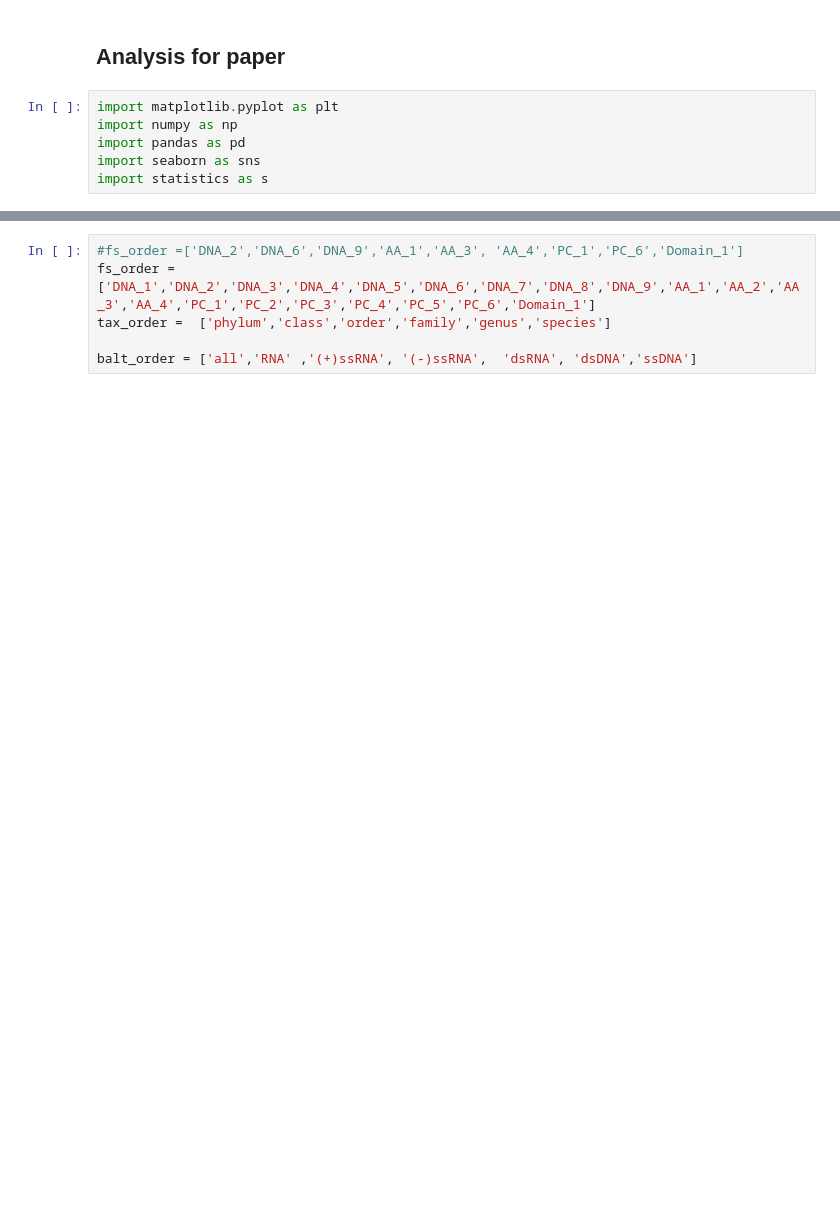
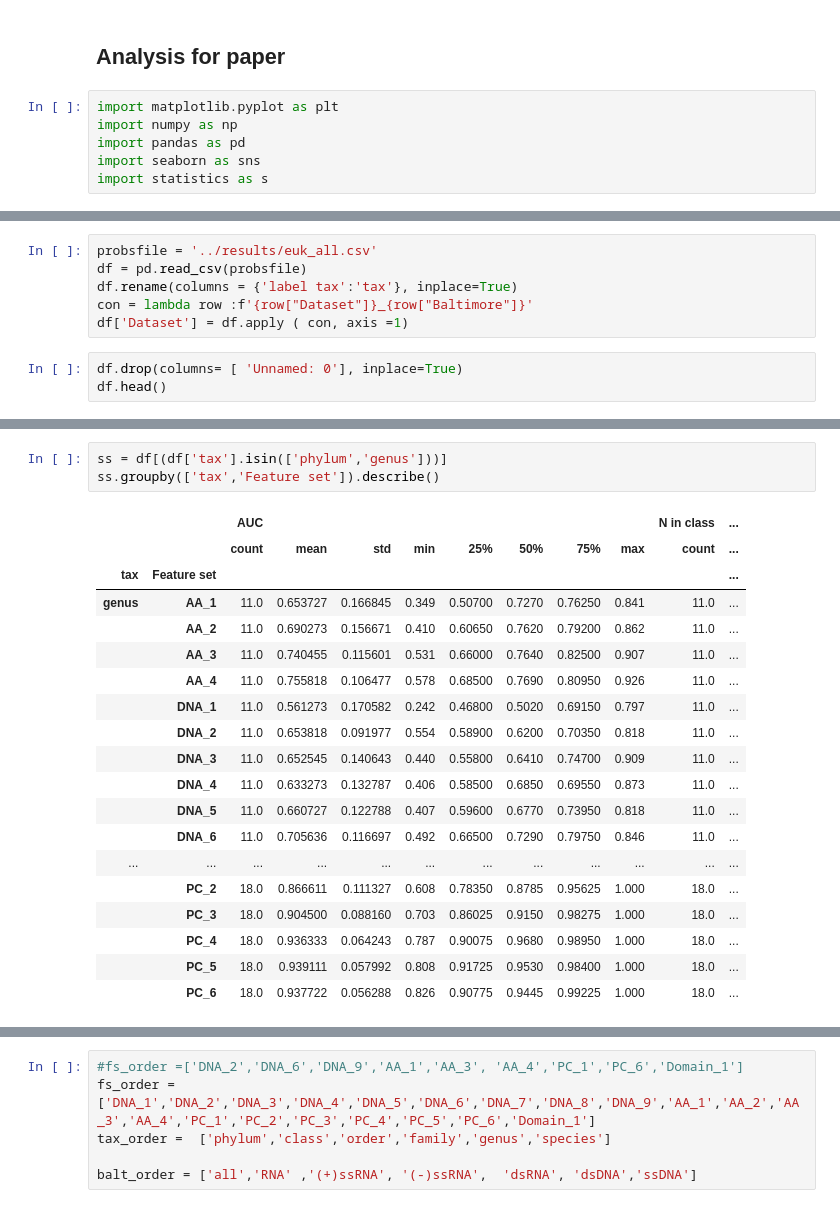
Before and after one commit to youngfran/virus_host_predict, a Jupyter notebook: all_code/Analysis.ipynb, the cells around one changed output, grey strips where cells are left out. Drawn from its saved outputs; the diff is of its cells as text; blank space fills up the shorter version.

```diff
--- a/all_code/Analysis.ipynb
+++ b/all_code/Analysis.ipynb
@@ -33,0 +9,9 @@ df.head(20)
+# %%
+probsfile = '../results/euk_all.csv'
+df = pd.read_csv(probsfile)
+df.rename(columns = {'label tax':'tax'}, inplace=True)
+con = lambda row :f'{row["Dataset"]}_{row["Baltimore"]}'
+df['Dataset'] = df.apply ( con, axis =1)
+# %%
+df.drop(columns= [ 'Unnamed: 0'], inplace=True)
+df.head()
@@ -33,0 +25,23 @@ df.head(20)
+# %%
+ss = df[(df['tax'].isin(['phylum','genus']))]
+ss.groupby(['tax','Feature set']).describe()
+# %% [output]
+|  |  | AUC |  |  |  |  |  |  |  | N in class | ... |
+|  |  | count | mean | std | min | 25% | 50% | 75% | max | count | ... |
+| tax | Feature set |  |  |  |  |  |  |  |  |  | ... |
+| genus | AA_1 | 11.0 | 0.653727 | 0.166845 | 0.349 | 0.50700 | 0.7270 | 0.76250 | 0.841 | 11.0 | ... |
+|  | AA_2 | 11.0 | 0.690273 | 0.156671 | 0.410 | 0.60650 | 0.7620 | 0.79200 | 0.862 | 11.0 | ... |
+|  | AA_3 | 11.0 | 0.740455 | 0.115601 | 0.531 | 0.66000 | 0.7640 | 0.82500 | 0.907 | 11.0 | ... |
+|  | AA_4 | 11.0 | 0.755818 | 0.106477 | 0.578 | 0.68500 | 0.7690 | 0.80950 | 0.926 | 11.0 | ... |
+|  | DNA_1 | 11.0 | 0.561273 | 0.170582 | 0.242 | 0.46800 | 0.5020 | 0.69150 | 0.797 | 11.0 | ... |
+|  | DNA_2 | 11.0 | 0.653818 | 0.091977 | 0.554 | 0.58900 | 0.6200 | 0.70350 | 0.818 | 11.0 | ... |
+|  | DNA_3 | 11.0 | 0.652545 | 0.140643 | 0.440 | 0.55800 | 0.6410 | 0.74700 | 0.909 | 11.0 | ... |
+|  | DNA_4 | 11.0 | 0.633273 | 0.132787 | 0.406 | 0.58500 | 0.6850 | 0.69550 | 0.873 | 11.0 | ... |
+|  | DNA_5 | 11.0 | 0.660727 | 0.122788 | 0.407 | 0.59600 | 0.6770 | 0.73950 | 0.818 | 11.0 | ... |
+|  | DNA_6 | 11.0 | 0.705636 | 0.116697 | 0.492 | 0.66500 | 0.7290 | 0.79750 | 0.846 | 11.0 | ... |
+| ... | ... | ... | ... | ... | ... | ... | ... | ... | ... | ... | ... |
+|  | PC_2 | 18.0 | 0.866611 | 0.111327 | 0.608 | 0.78350 | 0.8785 | 0.95625 | 1.000 | 18.0 | ... |
+|  | PC_3 | 18.0 | 0.904500 | 0.088160 | 0.703 | 0.86025 | 0.9150 | 0.98275 | 1.000 | 18.0 | ... |
+|  | PC_4 | 18.0 | 0.936333 | 0.064243 | 0.787 | 0.90075 | 0.9680 | 0.98950 | 1.000 | 18.0 | ... |
+|  | PC_5 | 18.0 | 0.939111 | 0.057992 | 0.808 | 0.91725 | 0.9530 | 0.98400 | 1.000 | 18.0 | ... |
+|  | PC_6 | 18.0 | 0.937722 | 0.056288 | 0.826 | 0.90775 | 0.9445 | 0.99225 | 1.000 | 18.0 | ... |
```
Also changed, not shown: parts of 51 cells of this notebook, 3 other files.
